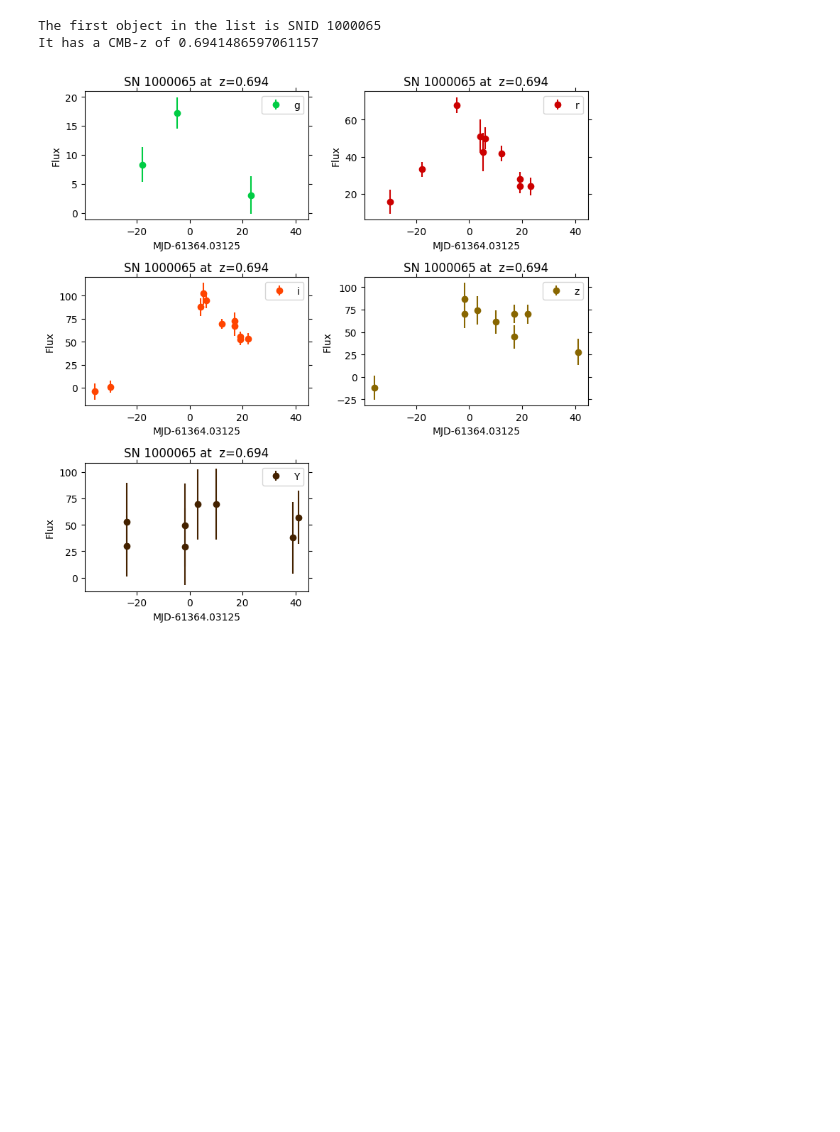
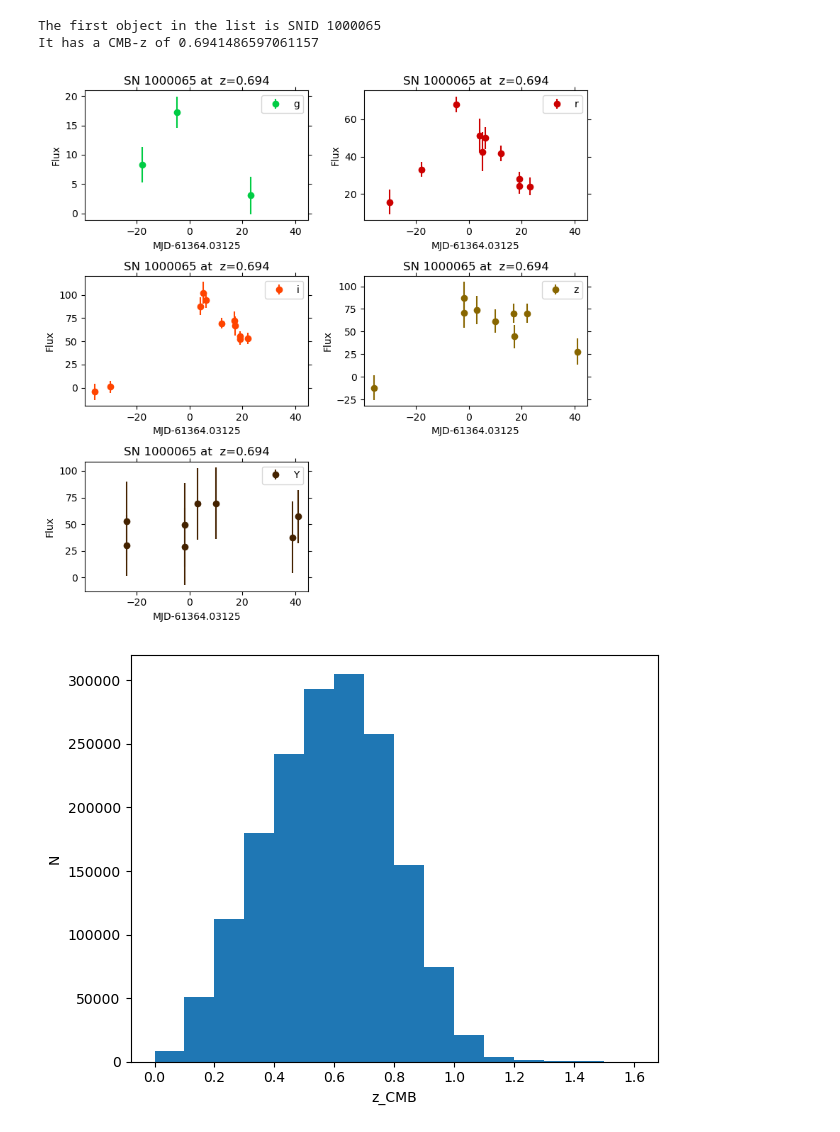
Before and after one commit to LSSTDESC/elasticc, a Jupyter notebook: jupyter/sprint_week_2024oct/elasticc2_demo2.ipynb, the cells around one changed output. Saved outputs shown, nothing was run; the diff lists cells and outputs as text; code cells hidden in the pictures; blank space fills up the shorter version.

```diff
--- a/jupyter/sprint_week_2024oct/elasticc2_demo2.ipynb
+++ b/jupyter/sprint_week_2024oct/elasticc2_demo2.ipynb
@@ -112,11 +122,12 @@ def plot_ltcv( mjd, band, flux, fluxerr, snid=None, zcmb=None, mjdoff=0, figsize
     return fig
 # %%
 # Read one of the parquet files into a polars data frame.
-# For a large model, this will take a long time (~1-3 minutes),
+# For a large model, this will take a long time (~0.5-3 minutes),
 # though not nearly as long as it would take to read all of
 # the gzipped SNANA FITS files for a single large model.
 
-pqfile = pathlib.Path(os.getenv("TD")) / "ELASTICC2_parquet/SNIa-SALT3.parquet"
+pqfile = ( pathlib.Path(os.getenv("TD", "/global/cfs/cdirs/lsst/groups/TD"))
+           / "ELASTICC2_parquet/SNIa-SALT3.parquet" )
 _logger.info( f"Reading {pqfile}..." )
 sniadf = polars.read_parquet( pqfile )
 _logger.info( f"...done reading {pqfile.name}; the polars dataframe uses ~{sniadf.estimated_size('gb'):.3f} GB of memory." )
@@ -165,4 +176,13 @@ plot_ltcv( mjd.filter(toplot), band.filter(toplot), fluxcal.filter(toplot), flux
 # %% [output]
 The first object in the list is SNID 1000065
 It has a CMB-z of 0.6941486597061157
-[figure, old version]
+[figure, new version]
+# %%
+# Histogram of redshifts (from the truth table)
+fig, axes = pyplot.subplots( 1, 1, tight_layout=True )
+axes.hist( sniadf['SIM_REDSHIFT_CMB'], bins=numpy.arange( 0, 1.7, 0.1 ) )
+axes.set_xlabel( r"z_CMB" )
+axes.set_ylabel( r"N" )
+_;
+# %% [output]
+[figure, added]
```
Also changed, not shown: parts of 4 cells of this notebook, 2 other files.
